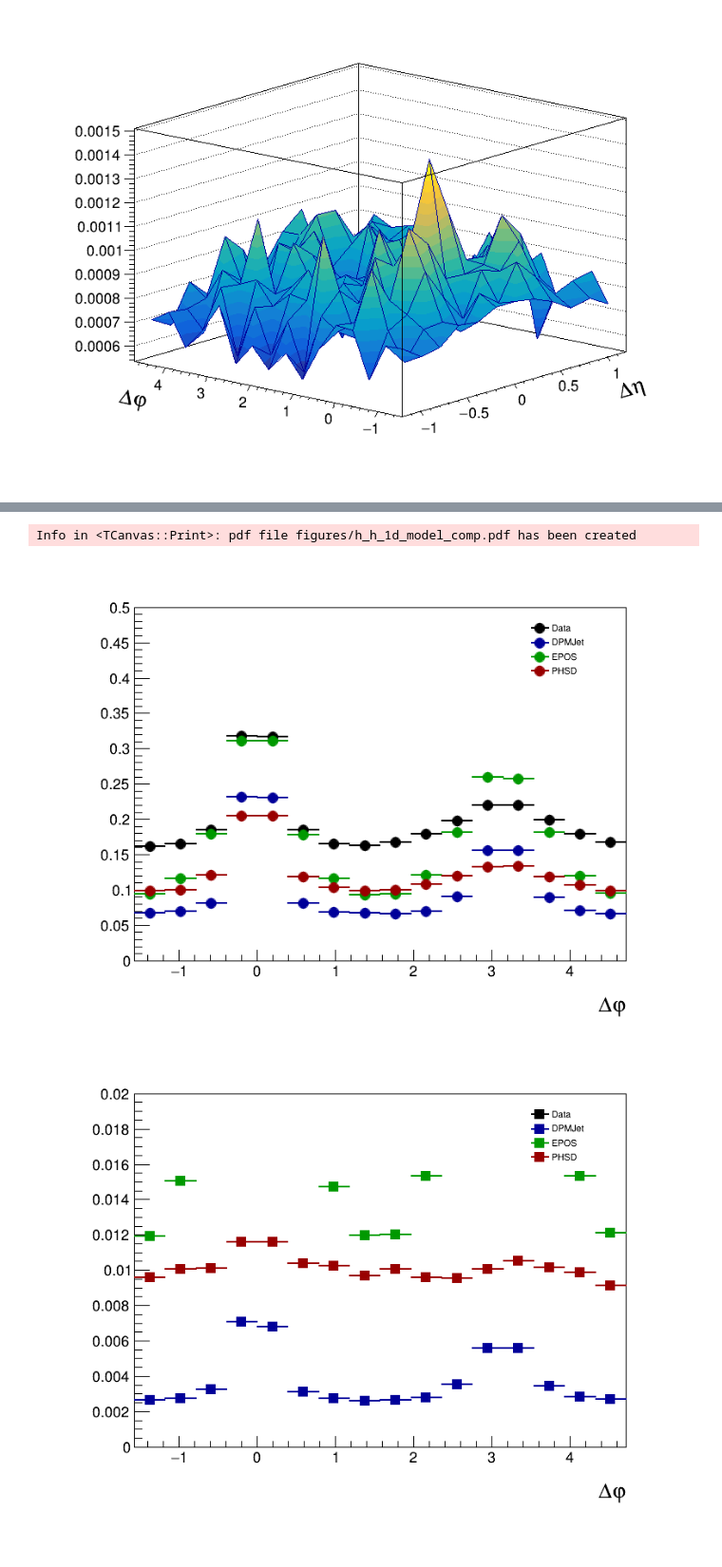
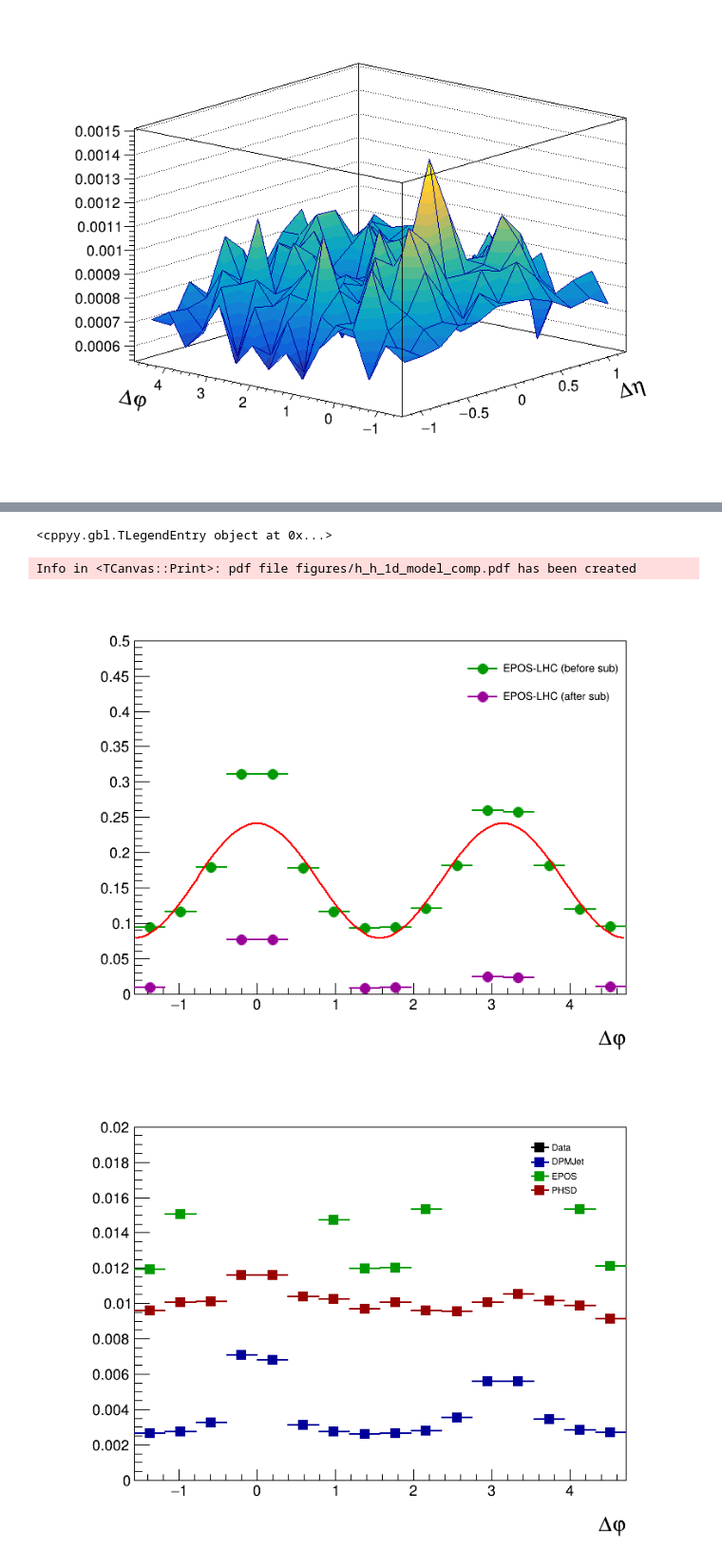
Before and after one commit to rhanniga/lambda-over-hadron, a Jupyter notebook: model_comp/quick_comp.ipynb, the cells around one changed output, grey strips where cells are left out. Shown at 95% size. Drawn from its saved outputs; the diff is of its cells as text; code cells hidden in the pictures.

```diff
--- a/model_comp/quick_comp.ipynb
+++ b/model_comp/quick_comp.ipynb
@@ -18,7 +18,7 @@ N_EVENTS_PHSD = 12800000
 # %%
 data_infile = rt.TFile.Open("data_infile.root")
 dpmjet_infile = rt.TFile.Open("dpmjet_0_80_2d_dists_new.root")
-epos_infile = rt.TFile.Open("epos_0_80_2d_dists_new.root")
+epos_infile = rt.TFile.Open("epos_0_80_2d_dists_large_deta.root")
 phsd_infile = rt.TFile.Open("phsd_out_10mil.root")
 # %%
 trig_dist_data = data_infile.Get("trig_pt_dist_0_80")
@@ -279,26 +311,39 @@ h_h_1d_phsd.SetMarkerStyle(20)
 h_h_1d_phsd.SetMarkerSize(1.5)
 h_h_1d_phsd.GetYaxis().SetRangeUser(0.8*h_h_1d_phsd.GetMinimum(), 1.3*h_h_1d_phsd.GetMaximum())
 # %%
-legend_1d = rt.TLegend(0.75, 0.75, 0.9, 0.87)
-legend_1d.AddEntry(h_h_1d_data, "Data")
-legend_1d.AddEntry(h_h_1d_dpmjet, "DPMJet")
-legend_1d.AddEntry(h_h_1d_epos, "EPOS")
-legend_1d.AddEntry(h_h_1d_phsd, "PHSD")
+# legend_1d = rt.TLegend(0.75, 0.75, 0.9, 0.87)
+legend_1d = rt.TLegend(0.65, 0.75, 0.9, 0.87)
+# legend_1d.AddEntry(h_h_1d_data, "Data")
+# legend_1d.AddEntry(h_h_1d_dpmjet, "DPMJet")
+legend_1d.AddEntry(h_h_1d_epos, "EPOS-LHC (before sub)")
+# legend_1d.AddEntry(h_h_1d_phsd, "PHSD")
 legend_1d.SetBorderSize(0)
 legend_1d.SetFillStyle(0)
+# %%
+# v2_fit_scale = 2.4/0.8
+# v2_fit.SetParameter(0, v2_fit.GetParameter(0)*v2_fit_scale)
+h_h_1d_epos_subtracted = h_h_1d_epos.Clone("h_h_1d_epos_subtracted")
+h_h_1d_epos_subtracted.Add(v2_fit, -1)
+h_h_1d_epos_subtracted.SetLineColor(rt.kMagenta + 2)
+h_h_1d_epos_subtracted.SetMarkerColor(rt.kMagenta + 2)
+legend_1d.AddEntry(h_h_1d_epos_subtracted, "EPOS-LHC (after sub)")
+# %% [output]
+<cppyy.gbl.TLegendEntry object at 0x...>
 # %%
-h_h_1d_data.GetYaxis().SetRangeUser(0, 0.5)
-h_h_1d_data.Draw()
-h_h_1d_epos.Draw("SAME")
-h_h_1d_dpmjet.Draw("SAME")
-h_h_1d_phsd.Draw("SAME")
+h_h_1d_epos.GetYaxis().SetRangeUser(0, 0.5)
+# h_h_1d_data.Draw()
+h_h_1d_epos.Draw()
+h_h_1d_epos_subtracted.Draw("SAME")
+v2_fit.Draw("SAME")
+# h_h_1d_dpmjet.Draw("SAME")
+# h_h_1d_phsd.Draw("SAME")
 legend_1d.Draw("SAME")
 
 c.Draw()
 c.SaveAs("figures/h_h_1d_model_comp.pdf")
 # %% [output]
 Info in <TCanvas::Print>: pdf file figures/h_h_1d_model_comp.pdf has been created
-[figure, old version]
+[figure, new version]
 # %%
 h_lambda_1d_data.SetLineColor(rt.kBlack)
 h_lambda_1d_data.SetLineWidth(2)
```
Also changed, not shown: parts of 5 cells of this notebook, 30 other files.
